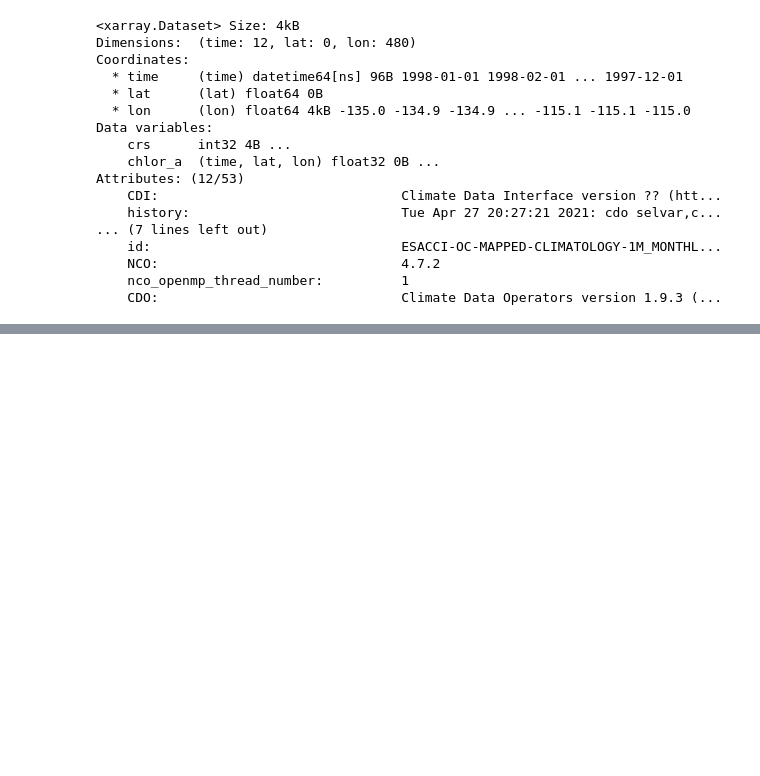
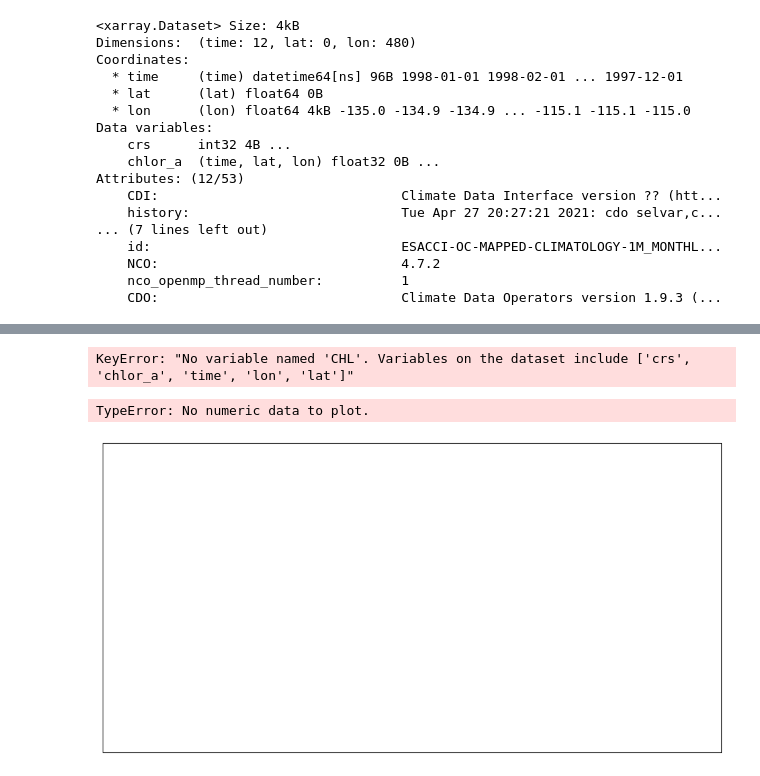
Before and after one commit to abulelemonki13-byte/SAMOS2026_Core3CS-ABUPHILE, a Jupyter notebook: WORK.ipynb, the cells around one changed output, grey strips where cells are left out. Saved outputs shown, nothing was run; the diff lists cells and outputs as text; code cells hidden in the pictures; blank space fills up the shorter version.

```diff
--- a/WORK.ipynb
+++ b/WORK.ipynb
@@ -71,0 +230,3 @@ NameError: name 'xr' is not defined
+# %%
+chl = ds["chlor_a"]      # or whatever variable name appears
+chl_mean = chl.mean(dim="time")
@@ -71,0 +314,74 @@ NameError: name 'xr' is not defined
+# %%
+import xarray as xr
+import matplotlib.pyplot as plt
+import cartopy.crs as ccrs
+import cartopy.feature as cfeature
+from matplotlib.colors import LogNorm
+
+# --- load dataset ---
+ds = xr.open_dataset("ESACCI-OC-MAPPED-CLIMATOLOGY-1M_MONTHLY_4km_PML_CHL-fv5.0.nc")
+
+# --- select chlorophyll + region FIRST ---
+chl_region = ds["CHL"].sel(
+    lat=slice(-60, -30),
+    lon=slice(10, 40)
+)
+# --- reduce resolution BEFORE climatology ---
+chl_region = chl_region.coarsen(
+    lat=4,
+    lon=4,
+    boundary="trim"
+).mean()
+
+# --- compute monthly climatology ---
+monthly_clim = chl_region.groupby("time.month").mean(dim="time")
+
+# --- plot ---
+g = monthly_clim.plot(
+    col="month",
+    col_wrap=4,
+    figsize=(18,12),
+    transform=ccrs.PlateCarree(),
+    subplot_kws={"projection": ccrs.PlateCarree()},
+    cmap="viridis",
+    norm=LogNorm(vmin=0.05, vmax=10),
+    cbar_kwargs={"label": "Chlorophyll (mg m$^{-3}$)"},
+    robust=True
+)
+
+# --- styling ---
+for ax in g.axs.flat:
+    ax.coastlines()
+    ax.add_feature(cfeature.LAND, color="lightgray")
+    ax.set_extent([lon_min, lon_max, lat_min, lat_max])
+
+plt.suptitle("Monthly Climatological Chlorophyll", fontsize=18)
+
+plt.show()
+# %% [output]
+KeyError: "No variable named 'CHL'. Variables on the dataset include ['crs', 'chlor_a', 'time', 'lon', 'lat']"
+# %%
+fig = plt.figure(figsize=(12,10))
+
+ax = plt.axes(projection=ccrs.PlateCarree())
+
+chl_mean.plot(
+    ax=ax,
+    cmap="viridis",
+    norm=LogNorm(vmin=0.05, vmax=20),
+    transform=ccrs.PlateCarree(),
+    cbar_kwargs={"label":"Chlorophyll (mg m$^{-3}$)"}
+)
+
+ax.coastlines()
+ax.add_feature(cfeature.LAND, color='lightgray')
+
+ax.set_extent([-135,-115,30,45])
+
+ax.set_title("Mean Annual Chlorophyll")
+
+plt.show()
+print(chl.data_vars)
+# %% [output]
+TypeError: No numeric data to plot.
+[figure, added]
```
Also changed, not shown: parts of 16 cells of this notebook.
